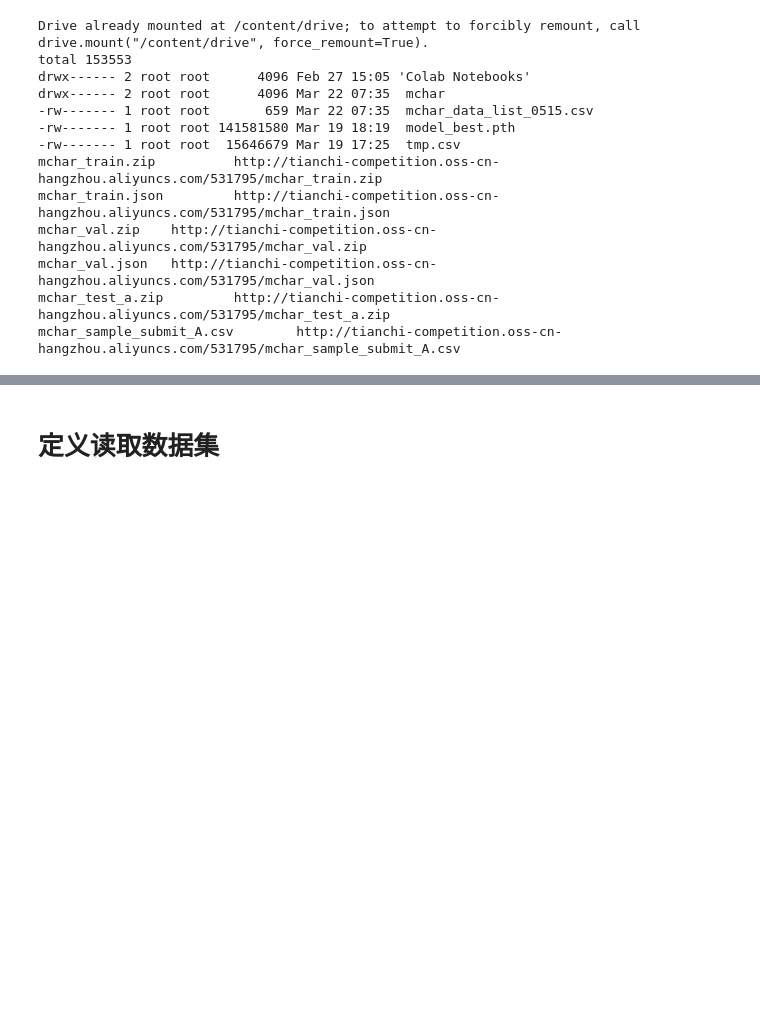
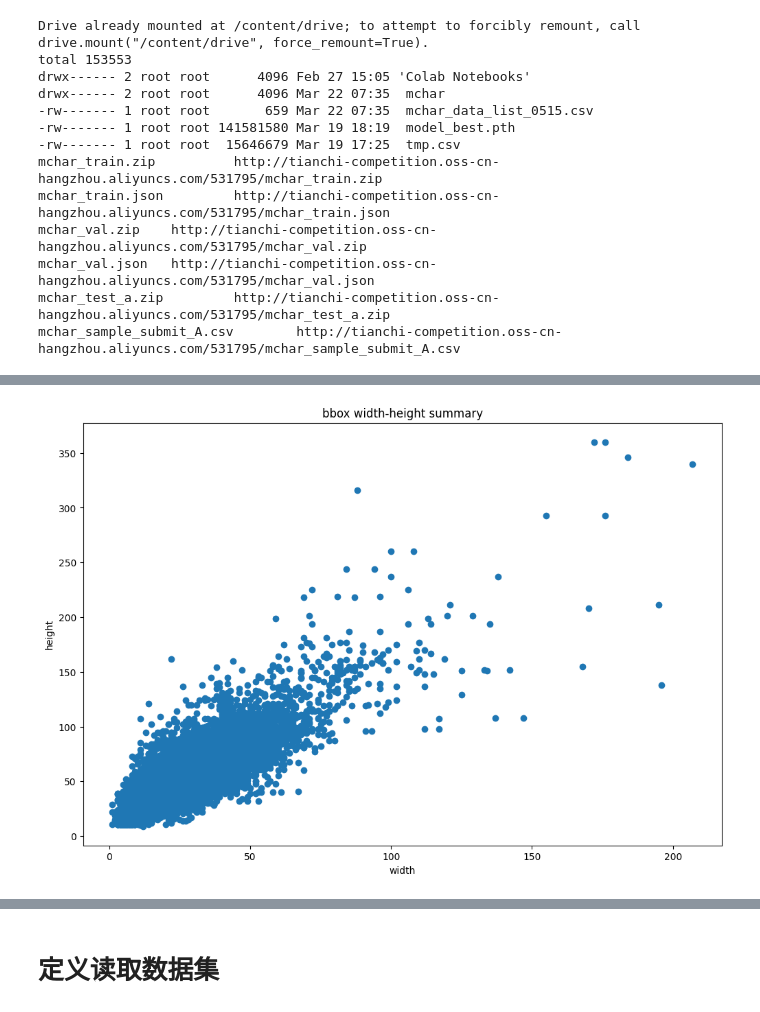
Before and after one commit to LAIN-C/team-learning-cv, a Jupyter notebook: CharacterCodingRecognition/Baseline.ipynb, the cells around one changed output, grey strips where cells are left out. Saved outputs shown, nothing was run; the diff lists cells and outputs as text; code cells hidden in the pictures; blank space fills up the shorter version.

```diff
--- a/CharacterCodingRecognition/Baseline.ipynb
+++ b/CharacterCodingRecognition/Baseline.ipynb
@@ -55,96 +132,22 @@ mchar_sample_submit_A.csv        http://tianchi-competition.oss-cn-hangzhou.aliy
 # %%
-#2.定义目录路径
-
-#目录路径
-data_dir = {
-    'train_data': '/content/NDataset/mchar_train/',
-    'val_data': '/content/NDataset/mchar_val/',
-    'test_data': '/content/NDataset/mchar_test_a/',
-    'train_label': '/content/NDataset/mchar_train.json',
-    'val_label': '/content/NDataset/mchar_val.json',
-    'submit_file': '/content/NDataset/mchar_sample_submit_A.csv'
-}
-3.统计train,val,test数据集的个数
-
-#统计train,val,test数据集的个数
-def data_summary():
-  train_list = glob(data_dir['train_data']+'*.png')
-  test_list = glob(data_dir['test_data']+'*.png')
-  val_list = glob(data_dir['val_data']+'*.png')
-  print('train image counts: %d'%len(train_list))
-  print('val image counts: %d'%len(val_list))
-  print('test image counts: %d'%len(test_list))
-
-data_summary()
-#4.看train数据集第一张的信息，长宽高等
-
-#看train数据集第一张的信息，长宽高等
-def look_train_json():
-  with open(data_dir['train_label'], 'r', encoding='utf-8') as f:
-    content = f.read()
-
-  content = json.loads(content)
-
-  print(content['000000.png'])
-
-look_train_json()
-#5.看需要输出文件的信息
-def look_submit():
-  df = pd.read_csv(data_dir['submit_file'], sep=',')
-  print(df.head(5))
-
-look_submit()
-#6.统计图片的大小
-def img_size_summary():
-  sizes = []
-
-  for img in glob(data_dir['train_data']+'*.png'):
-    img = Image.open(img)
-
-    sizes.append(img.size)
-
-  sizes = np.array(sizes)
-
-  plt.figure(figsize=(10, 8))
-  plt.scatter(sizes[:, 0], sizes[:, 1])
-  plt.xlabel('Width')
-  plt.ylabel('Height')
-
-  plt.title('image width-height summary')
-  plt.show()
-
-img_size_summary()
 #7.统计bbox的大小
 def bbox_summary():
   marks = json.loads(open(data_dir['train_label'], 'r').read())
   bboxes = []
 
   for img, mark in marks.items():
     for i in range(len(mark['label'])):
       bboxes.append([mark['left'][i], mark['top'][i], mark['width'][i], mark['height'][i]])
 
   bboxes = np.array(bboxes)
 
   fig, ax = plt.subplots(figsize=(12, 8))
   ax.scatter(bboxes[:, 2], bboxes[:, 3])
   ax.set_title('bbox width-height summary')
   ax.set_xlabel('width')
   ax.set_ylabel('height')
   plt.show()
 
 bbox_summary()
-#8.统计图片分别含有数字的个数
-def label_summary():
-    marks = json.load(open(data_dir['train_label'], 'r'))
-
-    dicts = {}
-    for img, mark in marks.items():
-        if len(mark['label']) not in dicts:
-            dicts[len(mark['label'])] = 0
-        dicts[len(mark['label'])] += 1
-
-    dicts = sorted(dicts.items(), key=lambda x: x[0])
-    for k, v in dicts:
-        print('%d个数字的图片数目: %d' % (k, v))
-
-label_summary()
+# %% [output]
+[figure, added]
```
Also changed, not shown: parts of 8 cells of this notebook.
